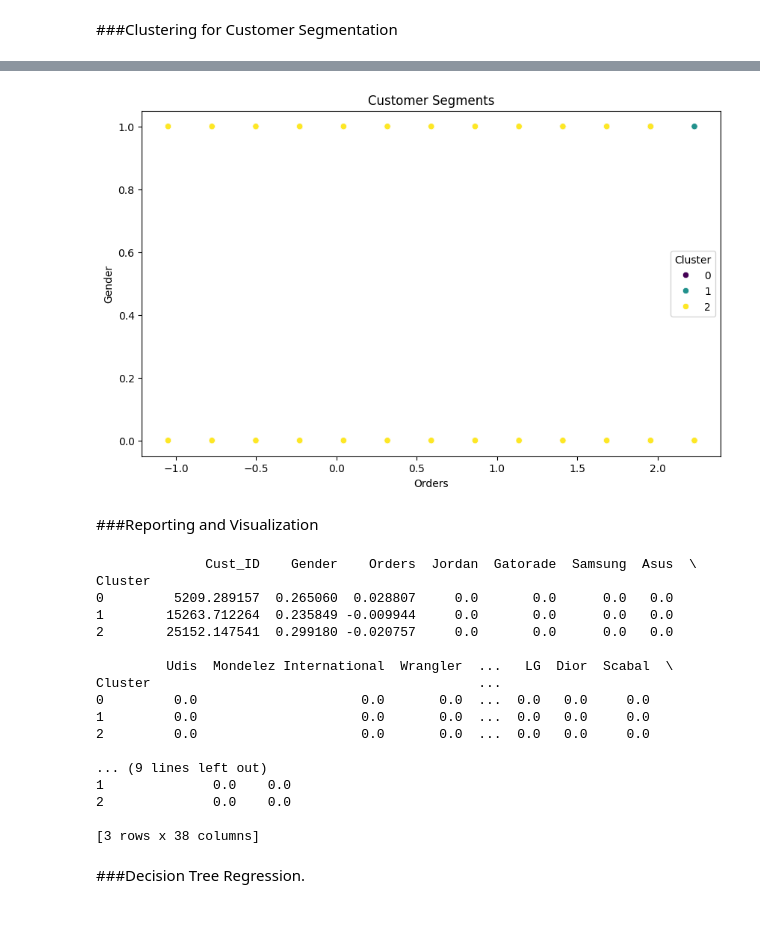
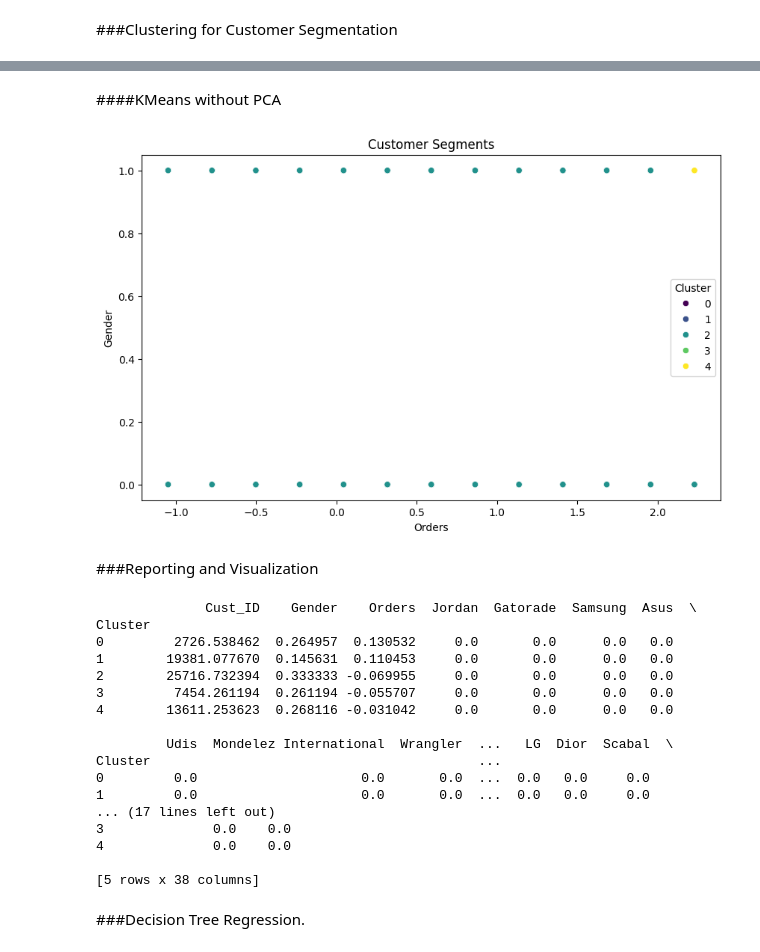
Before and after one commit to Ashish-pal/Ecom_Customer_Segmentation_DS, a Jupyter notebook: Ecom_Customer_Segmentation.ipynb, the cells around one changed output, grey strips where cells are left out. Cells and saved outputs as stored; diff of their text form; code cells hidden in the pictures; blank space fills up the shorter version.

Commit message:
added and updated code for KMeans and PCA

```diff
--- a/Ecom_Customer_Segmentation.ipynb
+++ b/Ecom_Customer_Segmentation.ipynb
@@ -374,0 +383,9 @@ Learning rate set to 0.037401
+# %%
+from sklearn.decomposition import PCA
+scaler = StandardScaler()
+X_scaled = scaler.fit_transform(X)
+
+pca = PCA(n_components=2)
+X_pca = pca.fit_transform(X_scaled)
+
+print(f"Explained variance by PCA components: {pca.explained_variance_ratio_}")
@@ -374,0 +394,8 @@ Learning rate set to 0.037401
+# %%
+from sklearn.cluster import KMeans
+from sklearn.metrics import silhouette_score
+summ_squared_error = []
+for k in range(1, 11):
+    kmeans = KMeans(n_clusters=k, random_state=0)
+    kmeans.fit(X_pca)
+    summ_squared_error.append(kmeans.inertia_)
@@ -374,0 +426,4 @@ Learning rate set to 0.037401
+# %%
+kmeans_pca = KMeans(n_clusters=5, random_state=0)
+clusters = kmeans_pca.fit_predict(X_pca)
+dataset['Cluster'] = clusters
@@ -375,20 +439,19 @@ Learning rate set to 0.037401
+# %% [markdown]
+####KMeans without PCA
 # %%
-from sklearn.cluster import KMeans
-import matplotlib.pyplot as plt
-
-kmeans = KMeans(n_clusters=3, random_state=42)
+kmeans = KMeans(n_clusters=5, random_state=42)
 clusters = kmeans.fit_predict(X)
 
 dataset['Cluster'] = clusters
 
 plt.figure(figsize=(10, 6))
 sns.scatterplot(x=dataset['Orders'], y=dataset['Gender'], hue=dataset['Cluster'], palette='viridis')
 plt.title('Customer Segments')
 plt.xlabel('Orders')
 plt.ylabel('Gender')
 plt.show()
 # %% [output]
-[figure, old version]
+[figure, new version]
 # %% [markdown]
 ###Reporting and Visualization
 # %%
@@ -397,21 +460,21 @@ print(cluster_means)
 # %% [output]
               Cust_ID    Gender    Orders  Jordan  Gatorade  Samsung  Asus  \
 Cluster
-0         5209.289157  0.265060  0.028807     0.0       0.0      0.0   0.0
-1        15263.712264  0.235849 -0.009944     0.0       0.0      0.0   0.0
-2        25152.147541  0.299180 -0.020757     0.0       0.0      0.0   0.0
+0         2726.538462  0.264957  0.130532     0.0       0.0      0.0   0.0
+1        19381.077670  0.145631  0.110453     0.0       0.0      0.0   0.0
+2        25716.732394  0.333333 -0.069955     0.0       0.0      0.0   0.0
+3         7454.261194  0.261194 -0.055707     0.0       0.0      0.0   0.0
+4        13611.253623  0.268116 -0.031042     0.0       0.0      0.0   0.0
 
          Udis  Mondelez International  Wrangler  ...   LG  Dior  Scabal  \
 Cluster                                          ...
 0         0.0                     0.0       0.0  ...  0.0   0.0     0.0
 1         0.0                     0.0       0.0  ...  0.0   0.0     0.0
-2         0.0                     0.0       0.0  ...  0.0   0.0     0.0
+... (17 lines left out)
+3              0.0    0.0
+4              0.0    0.0
 
-... (9 lines left out)
-1              0.0    0.0
-2              0.0    0.0
-
-[3 rows x 38 columns]
+[5 rows x 38 columns]
 # %% [markdown]
 ###Decision Tree Regression.
 # %%
```
Also changed, not shown: parts of 11 cells of this notebook, 1 other file.
